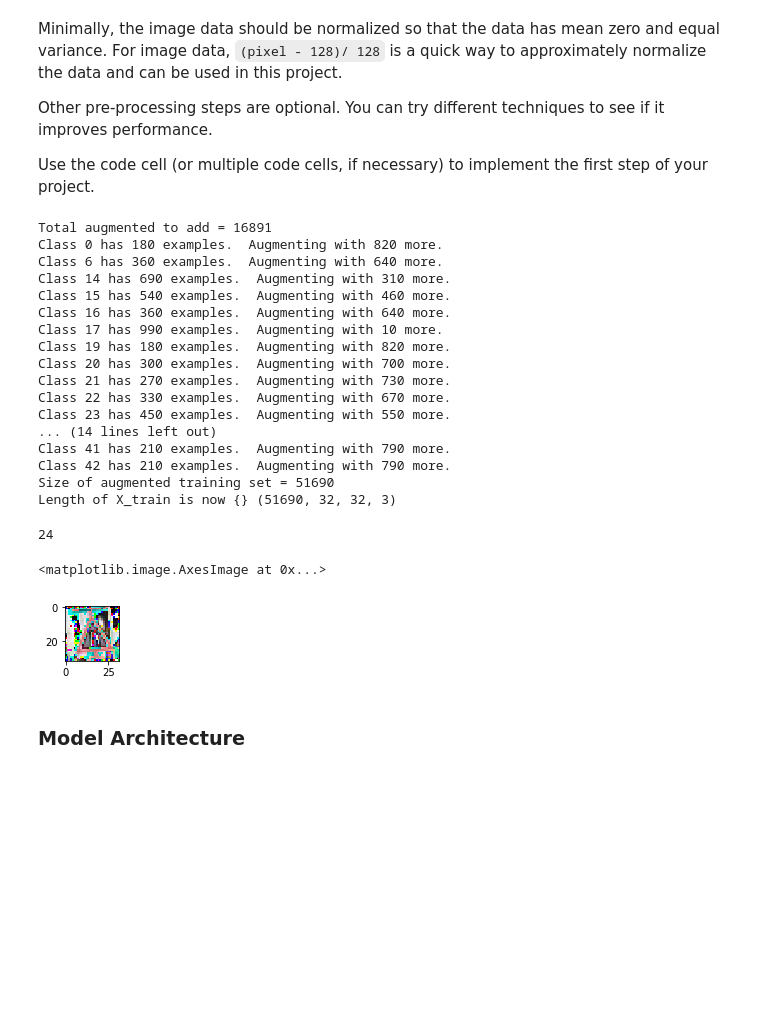
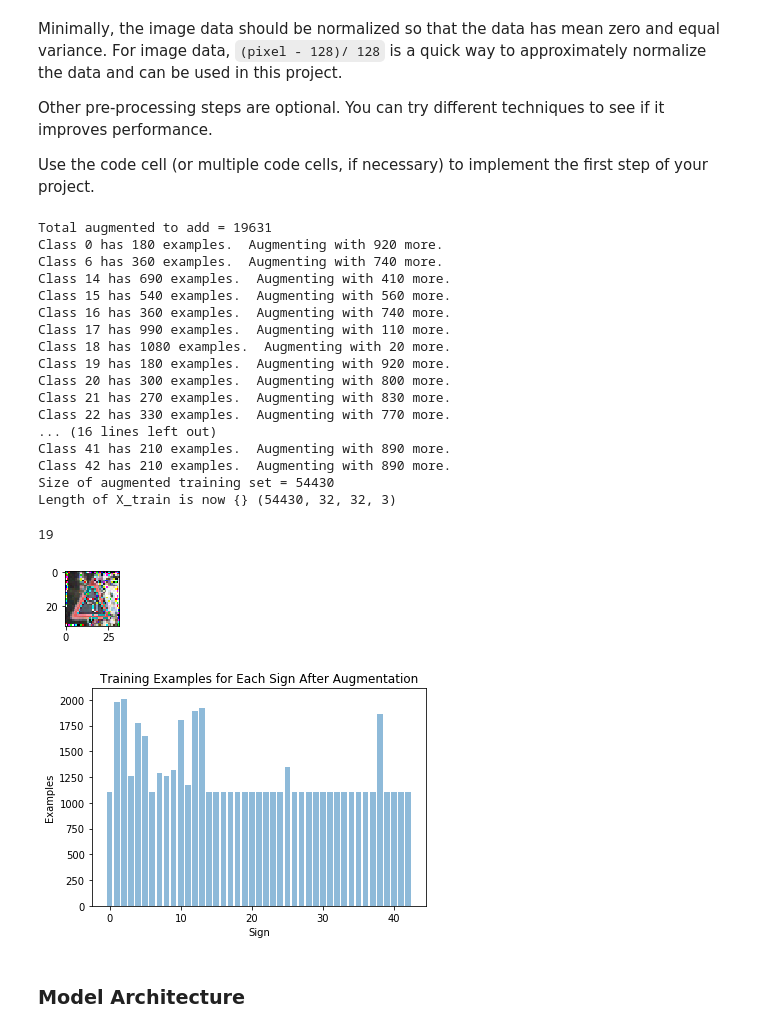
Before and after one commit to thomasdunlap/TensorFlow-Traffic-Sign-Classification, a Jupyter notebook: Traffic_Sign_Classifier.ipynb, the cells around one changed output. Drawn from its saved outputs; the diff is of its cells as text; code cells hidden in the pictures; blank space fills up the shorter version.

```diff
--- a/Traffic_Sign_Classifier.ipynb
+++ b/Traffic_Sign_Classifier.ipynb
@@ -235,8 +221,7 @@ n_train = n_train_unaugmented
 
 # Decide to augment training set or not
 augment_training_set = True
-# Max size of any label is 990; 1100 allows all to have rotations
-min_examples_per_label = 1100
+min_examples_per_label = 1000
 
 # Precompute number of examples to append, using histogram of training set
 if( augment_training_set ):
@@ -278,35 +263,49 @@ y_train = np.concatenate((y_train_unaugmented,y_train_augmented))
 print( "Size of augmented training set = {}".format( n_train ) )
 print( "Length of X_train is now {}",format(X_train.shape))
 # %% [output]
-Total augmented to add = 16891
-Class 0 has 180 examples.  Augmenting with 820 more.
-Class 6 has 360 examples.  Augmenting with 640 more.
-Class 14 has 690 examples.  Augmenting with 310 more.
-Class 15 has 540 examples.  Augmenting with 460 more.
-Class 16 has 360 examples.  Augmenting with 640 more.
-Class 17 has 990 examples.  Augmenting with 10 more.
-Class 19 has 180 examples.  Augmenting with 820 more.
-Class 20 has 300 examples.  Augmenting with 700 more.
-Class 21 has 270 examples.  Augmenting with 730 more.
-Class 22 has 330 examples.  Augmenting with 670 more.
-Class 23 has 450 examples.  Augmenting with 550 more.
-... (14 lines left out)
-Class 41 has 210 examples.  Augmenting with 790 more.
-Class 42 has 210 examples.  Augmenting with 790 more.
-Size of augmented training set = 51690
-Length of X_train is now {} (51690, 32, 32, 3)
+Total augmented to add = 19631
+Class 0 has 180 examples.  Augmenting with 920 more.
+Class 6 has 360 examples.  Augmenting with 740 more.
+Class 14 has 690 examples.  Augmenting with 410 more.
+Class 15 has 540 examples.  Augmenting with 560 more.
+Class 16 has 360 examples.  Augmenting with 740 more.
+Class 17 has 990 examples.  Augmenting with 110 more.
+Class 18 has 1080 examples.  Augmenting with 20 more.
+Class 19 has 180 examples.  Augmenting with 920 more.
+Class 20 has 300 examples.  Augmenting with 800 more.
+Class 21 has 270 examples.  Augmenting with 830 more.
+Class 22 has 330 examples.  Augmenting with 770 more.
+... (16 lines left out)
+Class 41 has 210 examples.  Augmenting with 890 more.
+Class 42 has 210 examples.  Augmenting with 890 more.
+Size of augmented training set = 54430
+Length of X_train is now {} (54430, 32, 32, 3)
 # %%
 ### Visualize one of the augmented images, as well as its class label, as a sanity check:
 
-index = random.randint(0,total_augmented_to_add)
+index = random.randint(0, total_augmented_to_add)
 print( y_train_augmented[index] )
-image = X_train_augmented[index].squeeze()
+image = X_train_augmented[index]
 plt.figure(figsize=(1,1))
 plt.imshow(image)
+
+# Barplot of number of examples for each type of sign.
+# Labels not uniformly distributed
+plt.figure()
+# Creates histogram data where zero indexed array is number of examples per sign.
+hist_train_augmented = np.histogram(y_train, n_classes)
+y_pos = np.arange(n_classes) # Number of bars
+performance = hist_train_augmented[0] # Examples
+plt.bar(y_pos, performance, align='center', alpha=0.5)
+plt.ylabel('Examples')
+plt.xlabel('Sign')
+plt.title('Training Examples for Each Sign After Augmentation')
+
+plt.show()
 # %% [output]
-24
+19
-<matplotlib.image.AxesImage at 0x...>
-[figure, old version]
+[figure, new version]
+[figure, added]
 # %%
 ### Shuffle data (will also be used prior to each epoch below)
 
```
Also changed, not shown: parts of 14 cells of this notebook.
